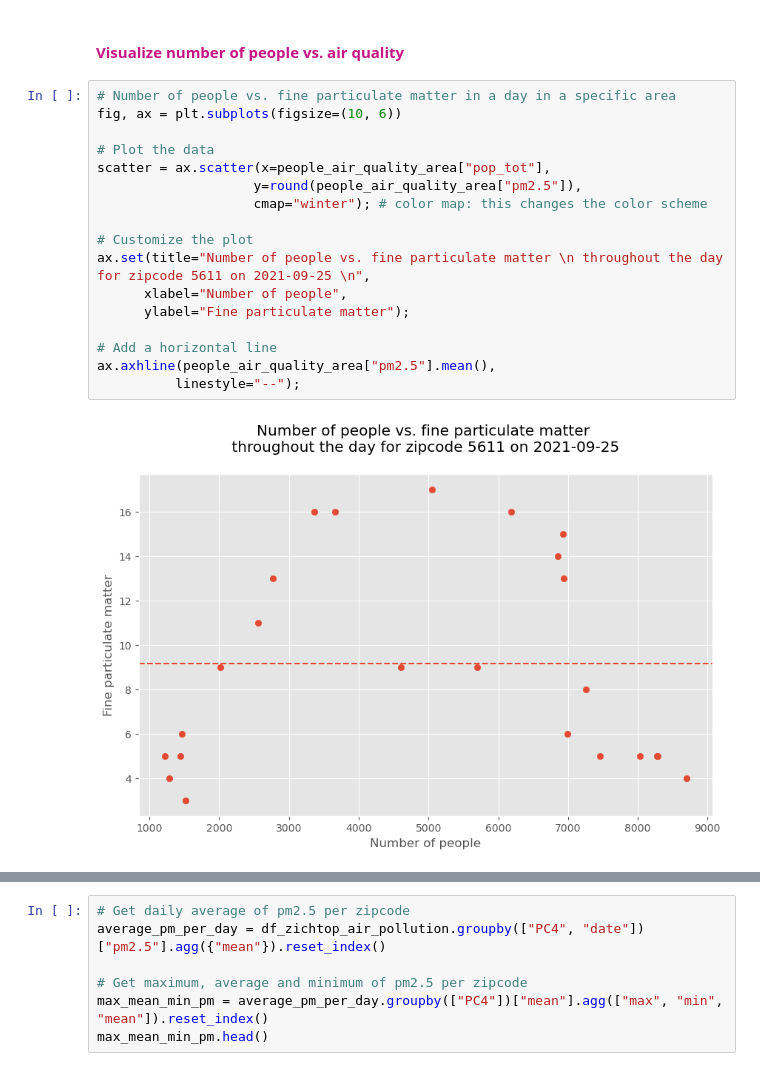
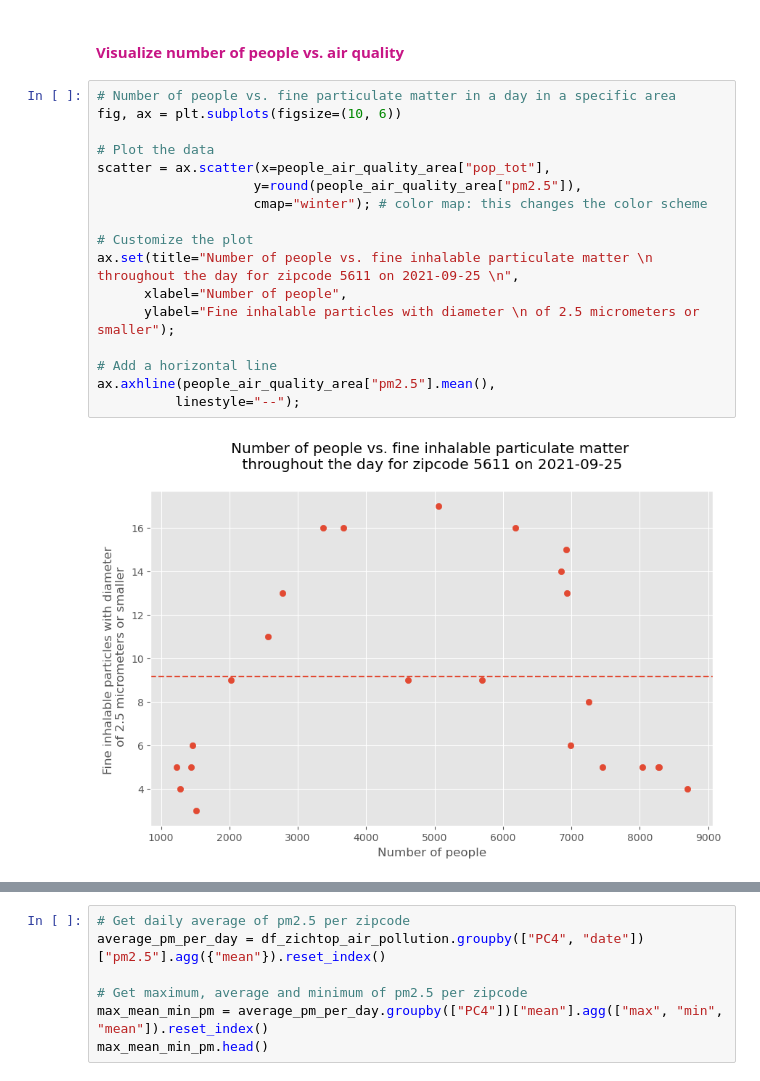
Before and after one commit to rawan-a-d/Air-Quality-Prediction, a Jupyter notebook: notebook.ipynb, the cells around one changed output, grey strips where cells are left out. Drawn from its saved outputs; the diff is of its cells as text.

```diff
--- a/notebook.ipynb
+++ b/notebook.ipynb
@@ -357,22 +357,22 @@ people_air_quality_area.head(5)
 # %%
 # Number of people vs. fine particulate matter in a day in a specific area
 fig, ax = plt.subplots(figsize=(10, 6))
 
 # Plot the data
 scatter = ax.scatter(x=people_air_quality_area["pop_tot"],
                     y=round(people_air_quality_area["pm2.5"]),
                     cmap="winter"); # color map: this changes the color scheme
 
 # Customize the plot
-ax.set(title="Number of people vs. fine particulate matter \n throughout the day for zipcode 5611 on 2021-09-25 \n",
+ax.set(title="Number of people vs. fine inhalable particulate matter \n throughout the day for zipcode 5611 on 2021-09-25 \n",
       xlabel="Number of people",
-      ylabel="Fine particulate matter");
+      ylabel="Fine inhalable particles with diameter \n of 2.5 micrometers or smaller");
 
 # Add a horizontal line
 ax.axhline(people_air_quality_area["pm2.5"].mean(),
           linestyle="--");
 # %% [output]
-[figure, old version]
+[figure, new version]
 # %%
 # Subplot of number of people, pollution, time
 fig, (ax0, ax1) = plt.subplots(nrows=2,
```
Also changed, not shown: parts of 9 cells of this notebook.
